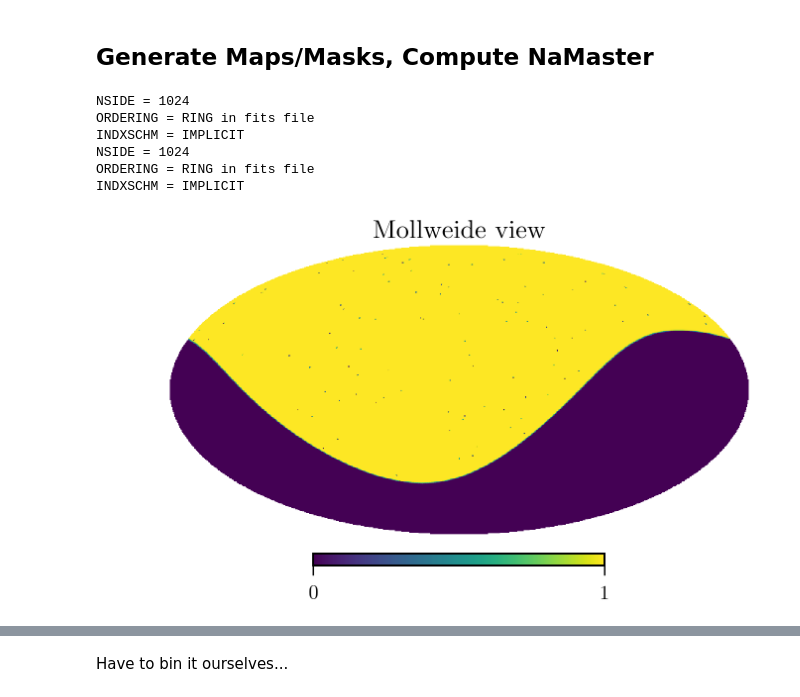
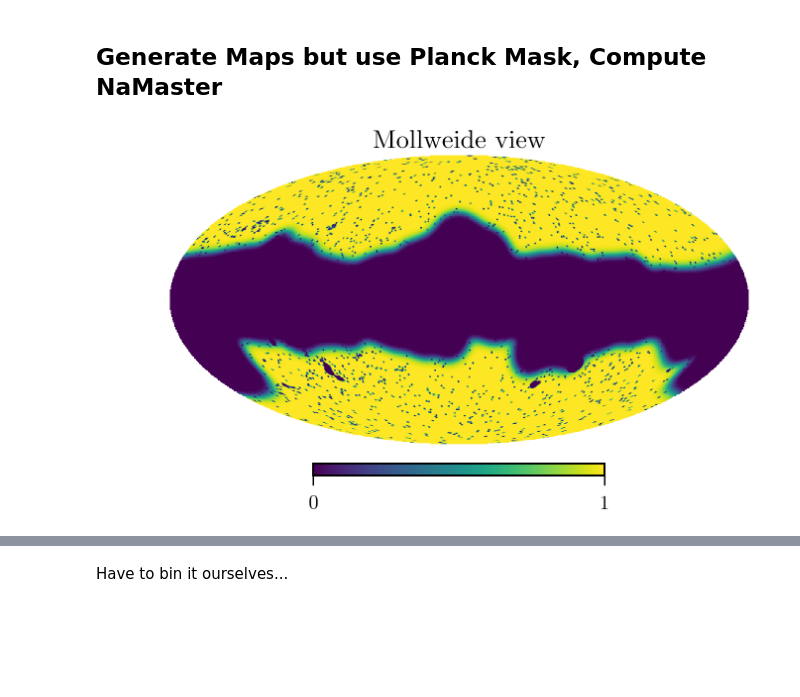
Before and after one commit to xzackli/PSpipe, a Jupyter notebook: project/Planck/Example 3. Spice Test.ipynb, the cells around one changed output, grey strips where cells are left out. Saved outputs shown, nothing was run; the diff lists cells and outputs as text; code cells hidden in the pictures; blank space fills up the shorter version.

```diff
--- a/project/Planck/Example 3. Spice Test.ipynb
+++ b/project/Planck/Example 3. Spice Test.ipynb
@@ -16,11 +30,11 @@ import pymaster as nmt
 # %% [markdown]
-## Generate Maps/Masks, Compute NaMaster
+## Generate Maps but use Planck Mask, Compute NaMaster
 # %%
 #We  specify the HEALPIX survey parameter, it will be a disk of radius 25 degree centered on longitude 30 degree and latitude 50 degree
 # It will have a resolution nside=1024
 lon,lat=30,50
 radius=100
-nside=1024
+nside=2048
 # ncomp=1 mean that we are going to use only spin0 field (ncomp=3 for spin 0 and 2 fields
 ncomp=1
 # clfile are the camb lensed power spectra
@@ -52,12 +66,8 @@ except:
 
 # the templates for the CMB splits
 template= so_map.healpix_template(ncomp,nside=nside)
-# the templates for the binary mask
-binary=so_map.healpix_template(ncomp=1,nside=nside)
-# we set pixel inside the disk at 1 and pixel outside at zero
-vec=hp.pixelfunc.ang2vec(lon,lat, lonlat=True)
-disc=hp.query_disc(nside, vec, radius=radius*np.pi/180)
-binary.data[disc]=1
+
+mask = hp.read_map(f'masks/COM_Mask_Likelihood-temperature-{217}_2048_R2.00.fits', verbose=False)
 
 #First let's generate a CMB realisation
 cmb=template.synfast(clfile)
@@ -67,19 +77,20 @@ noise = so_map.white_noise(split,rms_uKarcmin_T=rms_uKarcmin_T)
 split.data+=noise.data
 
 #we then apodize the survey mask
-window=so_window.create_apodization(binary, apo_type='C1', apo_radius_degree=apo_radius_degree_survey)
+# window=so_window.create_apodization(binary, apo_type='C1', apo_radius_degree=apo_radius_degree_survey)
 #we create a point source mask
-mask=so_map.simulate_source_mask(binary, nholes=source_mask_nholes, hole_radius_arcmin=source_mask_radius)
+# mask=so_map.simulate_source_mask(binary, nholes=source_mask_nholes, hole_radius_arcmin=source_mask_radius)
 #... and we apodize it
-mask= so_window.create_apodization(mask, apo_type='C1', apo_radius_degree=apo_radius_degree_mask)
+# mask= so_window.create_apodization(mask, apo_type='C1', apo_radius_degree=apo_radius_degree_mask)
 #the window is given by the product of the survey window and the mask window
-window.data*=mask.data
+# window.data*=mask.data
 
 
-binleft, binright = np.genfromtxt('Planck_data/binused.dat',
-                                          unpack=True, usecols=(0,1), dtype=((int), (int)))
+binleft, binright = np.genfromtxt('planck_spectra/binused.dat',
+                                  unpack=True, usecols=(0,1), dtype=((int), (int)))
+bonus_left, bonus_right = get_bonus_bins(5, l_min=2)
+binleft, binright = np.hstack((bonus_left,binleft)), np.hstack((bonus_right,binright))
 
-binleft, binright = binleft, binright
 ells = np.arange(3*nside)
 bpws = -1+np.zeros_like(ells) #Array of bandpower indices
 for i, (bl, br) in enumerate(zip(binleft, binright)):
@@ -91,24 +102,17 @@ lb = b.get_effective_ells()
 
 # Compute spin 0 spectra a la namaster
 # nlb=50
-field=nmt.NmtField(window.data,[split.data])
+field=nmt.NmtField(mask,[split.data])
 cl_coupled=nmt.compute_coupled_cell(field,field)
 # b=nmt.NmtBin(nside,nlb=nlb)
 # lb=b.get_effective_ells()
 w0=nmt.NmtWorkspace()
 w0.compute_coupling_matrix(field,field,b)
 Cb_namaster=w0.decouple_cell(cl_coupled)
-# %% [output]
-NSIDE = 1024
-ORDERING = RING in fits file
-INDXSCHM = IMPLICIT
-NSIDE = 1024
-ORDERING = RING in fits file
-INDXSCHM = IMPLICIT
 # %%
-hp.mollview(window.data)
+hp.mollview(mask)
 # %% [output]
-[figure, old version]
+[figure, new version]
 # %%
 import ispice
 # %%
```
Also changed, not shown: parts of 12 cells of this notebook.
